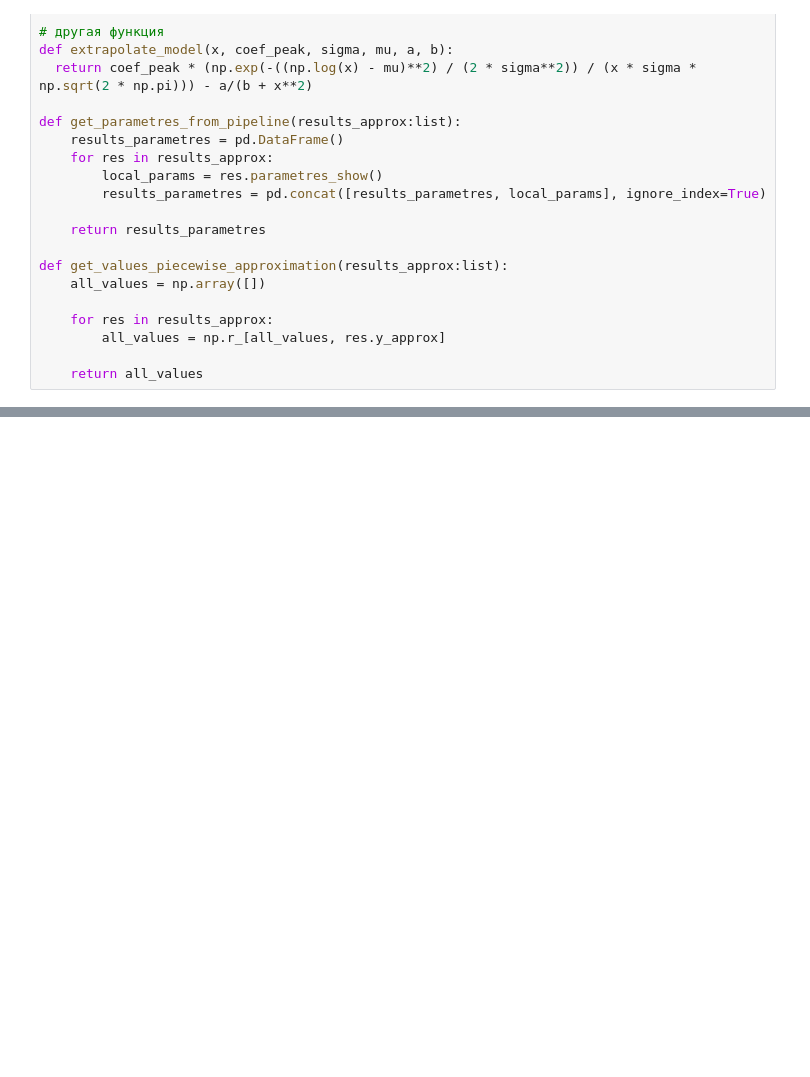
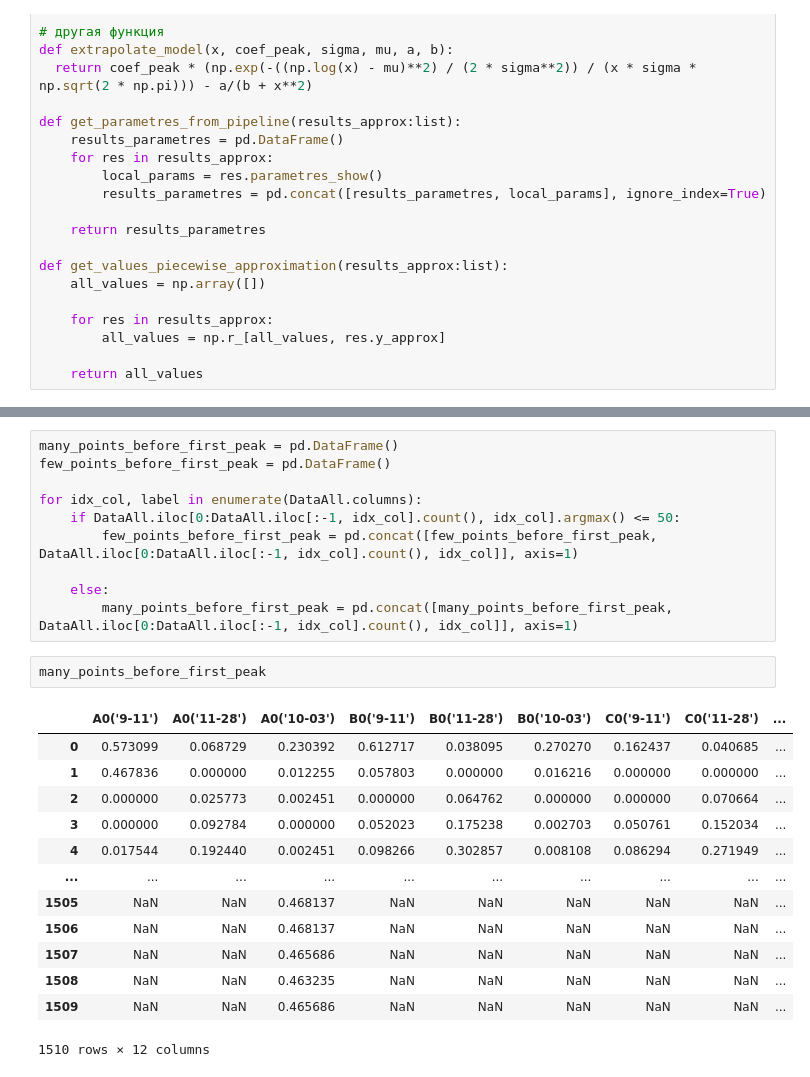
Before and after one commit to margelse/DopplerCurve, a Jupyter notebook: notebooks/projects/waste_water/domestic.ipynb, the cells around one changed output, grey strips where cells are left out. Drawn from its saved outputs; the diff is of its cells as text; blank space fills up the shorter version.

```diff
--- a/notebooks/projects/waste_water/domestic.ipynb
+++ b/notebooks/projects/waste_water/domestic.ipynb
@@ -577,0 +435,26 @@ Error:
+# %%
+many_points_before_first_peak = pd.DataFrame()
+few_points_before_first_peak = pd.DataFrame()
+
+for idx_col, label in enumerate(DataAll.columns):
+    if DataAll.iloc[0:DataAll.iloc[:-1, idx_col].count(), idx_col].argmax() <= 50:
+        few_points_before_first_peak = pd.concat([few_points_before_first_peak, DataAll.iloc[0:DataAll.iloc[:-1, idx_col].count(), idx_col]], axis=1)
+
+    else:
+        many_points_before_first_peak = pd.concat([many_points_before_first_peak, DataAll.iloc[0:DataAll.iloc[:-1, idx_col].count(), idx_col]], axis=1)
+# %%
+many_points_before_first_peak
+# %% [output]
+|  | A0('9-11') | A0('11-28') | A0('10-03') | B0('9-11') | B0('11-28') | B0('10-03') | C0('9-11') | C0('11-28') | ... |
+| 0 | 0.573099 | 0.068729 | 0.230392 | 0.612717 | 0.038095 | 0.270270 | 0.162437 | 0.040685 | ... |
+| 1 | 0.467836 | 0.000000 | 0.012255 | 0.057803 | 0.000000 | 0.016216 | 0.000000 | 0.000000 | ... |
+| 2 | 0.000000 | 0.025773 | 0.002451 | 0.000000 | 0.064762 | 0.000000 | 0.000000 | 0.070664 | ... |
+| 3 | 0.000000 | 0.092784 | 0.000000 | 0.052023 | 0.175238 | 0.002703 | 0.050761 | 0.152034 | ... |
+| 4 | 0.017544 | 0.192440 | 0.002451 | 0.098266 | 0.302857 | 0.008108 | 0.086294 | 0.271949 | ... |
+| ... | ... | ... | ... | ... | ... | ... | ... | ... | ... |
+| 1505 | NaN | NaN | 0.468137 | NaN | NaN | NaN | NaN | NaN | ... |
+| 1506 | NaN | NaN | 0.468137 | NaN | NaN | NaN | NaN | NaN | ... |
+| 1507 | NaN | NaN | 0.465686 | NaN | NaN | NaN | NaN | NaN | ... |
+| 1508 | NaN | NaN | 0.463235 | NaN | NaN | NaN | NaN | NaN | ... |
+| 1509 | NaN | NaN | 0.465686 | NaN | NaN | NaN | NaN | NaN | ... |
+1510 rows × 12 columns
```
Also changed, not shown: parts of 15 cells of this notebook, 6 other files.
